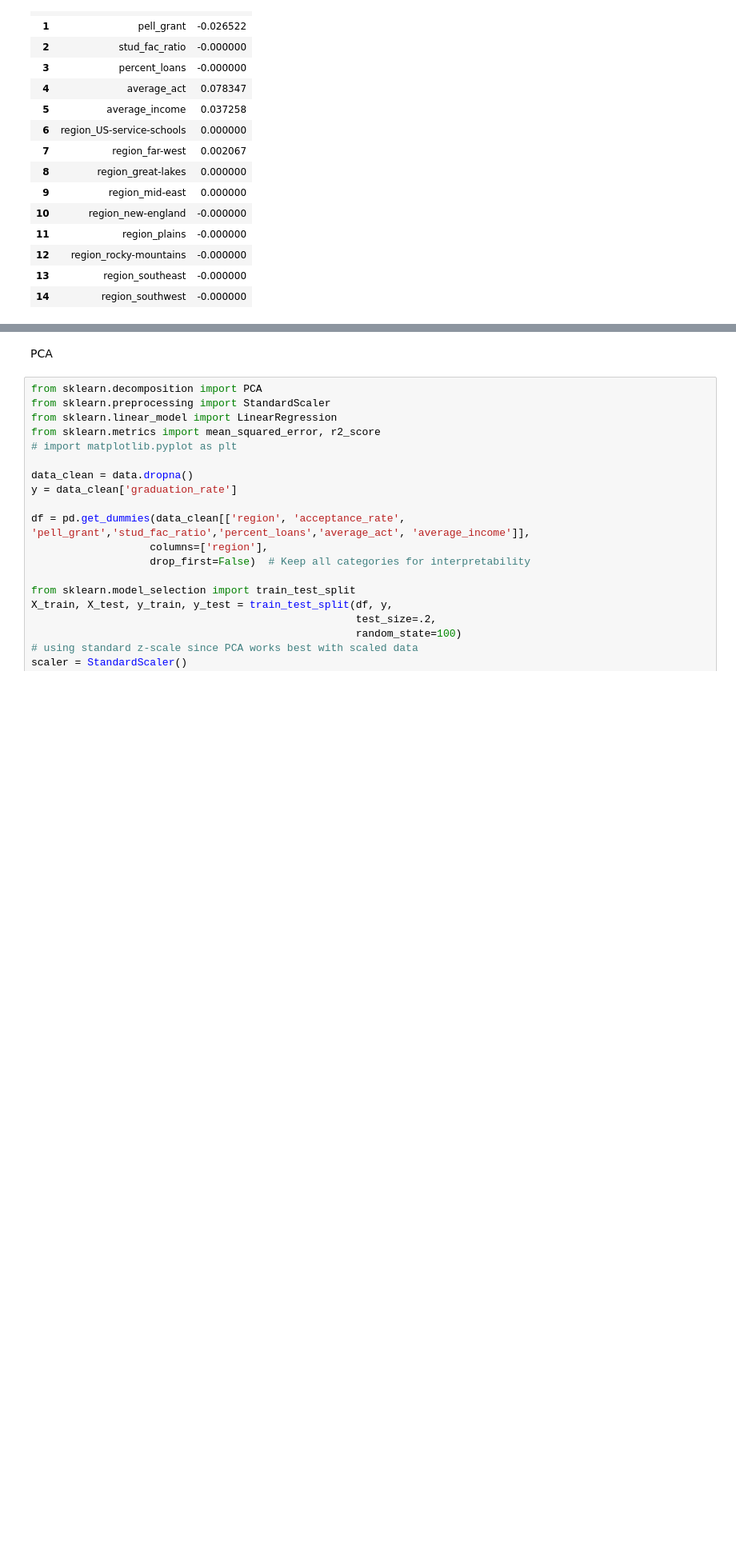
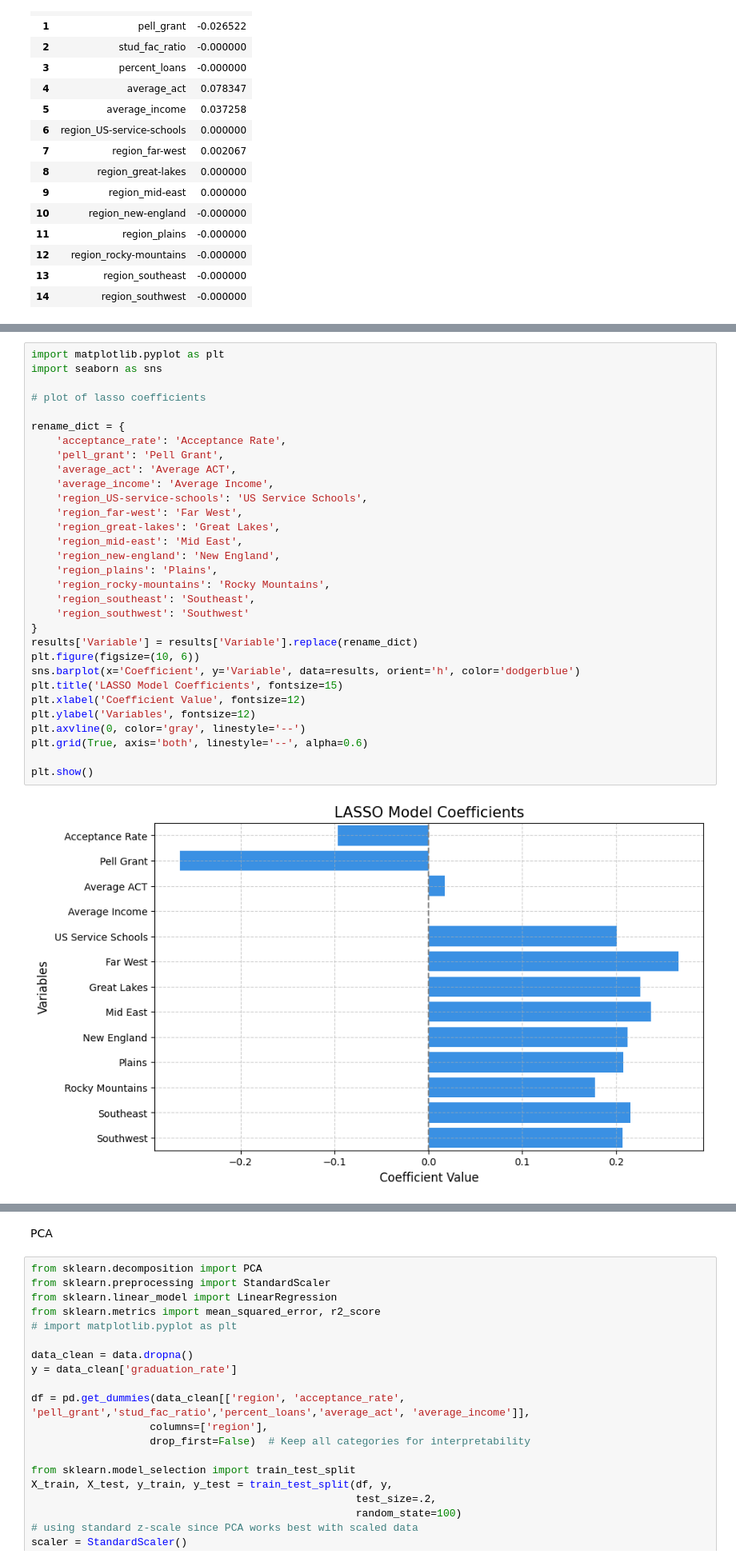
Before and after one commit to evaterry4/DS3001_project, a Jupyter notebook: Train_Test_Split_pt2+LASSO_model_.ipynb, the cells around one changed output, grey strips where cells are left out. Shown at 80% size. Cells and saved outputs as stored; diff of their text form; blank space fills up the shorter version.

Commit message:
added visualizations

```diff
--- a/Train_Test_Split_pt2+LASSO_model_.ipynb
+++ b/Train_Test_Split_pt2+LASSO_model_.ipynb
@@ -221,3 +221,36 @@ RMSE: 0.08395337399671907
 10     region_rocky-mountains     0.177565
 11           region_southeast     0.215412
 12           region_southwest     0.207249
+# %%
+import matplotlib.pyplot as plt
+import seaborn as sns
+
+# plot of lasso coefficients
+
+rename_dict = {
+    'acceptance_rate': 'Acceptance Rate',
+    'pell_grant': 'Pell Grant',
+    'average_act': 'Average ACT',
+    'average_income': 'Average Income',
+    'region_US-service-schools': 'US Service Schools',
+    'region_far-west': 'Far West',
+    'region_great-lakes': 'Great Lakes',
+    'region_mid-east': 'Mid East',
+    'region_new-england': 'New England',
+    'region_plains': 'Plains',
+    'region_rocky-mountains': 'Rocky Mountains',
+    'region_southeast': 'Southeast',
+    'region_southwest': 'Southwest'
+}
+results['Variable'] = results['Variable'].replace(rename_dict)
+plt.figure(figsize=(10, 6))
+sns.barplot(x='Coefficient', y='Variable', data=results, orient='h', color='dodgerblue')
+plt.title('LASSO Model Coefficients', fontsize=15)
+plt.xlabel('Coefficient Value', fontsize=12)
+plt.ylabel('Variables', fontsize=12)
+plt.axvline(0, color='gray', linestyle='--')
+plt.grid(True, axis='both', linestyle='--', alpha=0.6)
+
+plt.show()
+# %% [output]
+[figure, added]
```
Also changed, not shown: parts of 9 cells of this notebook.
